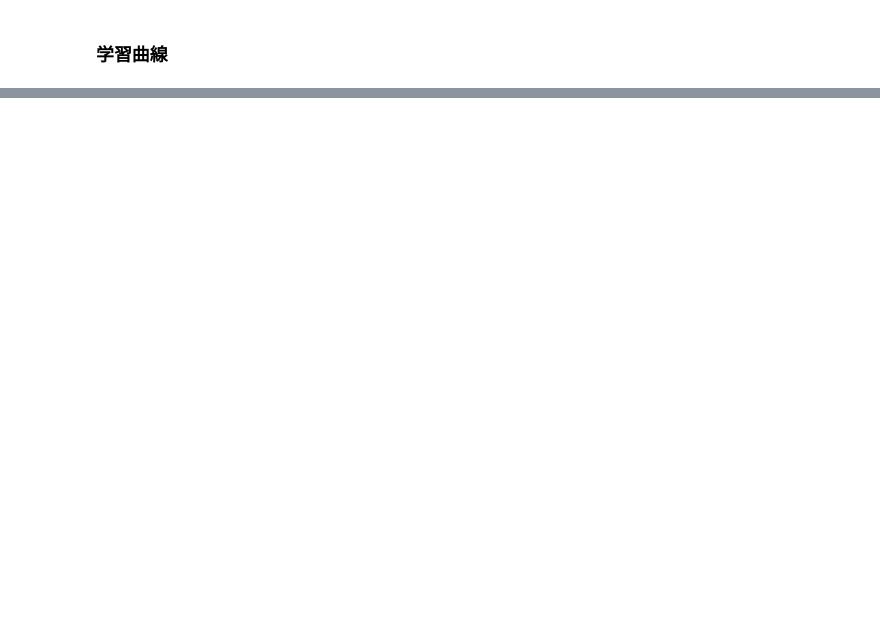
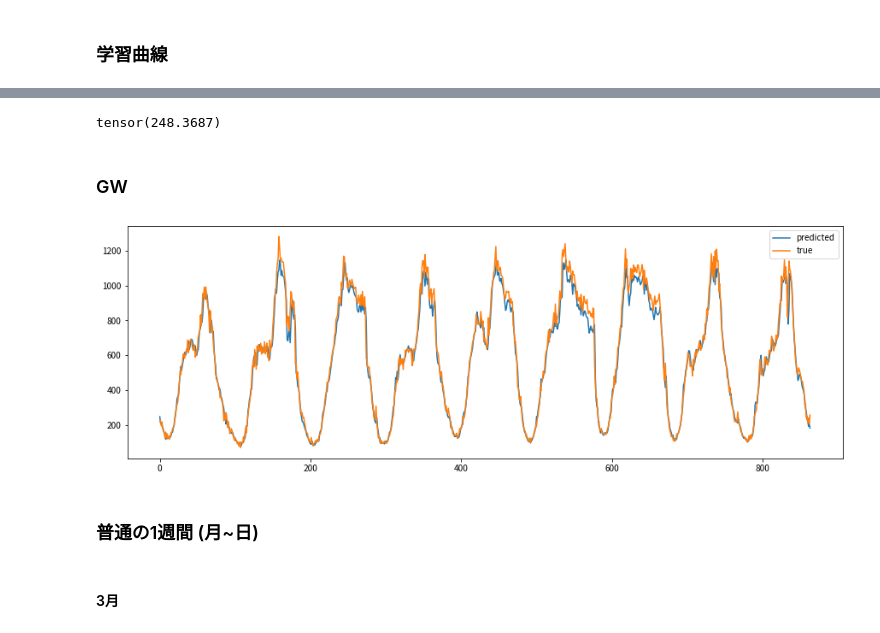
Before and after one commit to mitk23/traffic-search, a Jupyter notebook: src/experiment_emb_conv2d_lstm.ipynb, the cells around one changed output, grey strips where cells are left out. Saved outputs shown, nothing was run; the diff lists cells and outputs as text; code cells hidden in the pictures; blank space fills up the shorter version.

```diff
--- a/src/experiment_emb_conv2d_lstm.ipynb
+++ b/src/experiment_emb_conv2d_lstm.ipynb
@@ -608,0 +733,46 @@ for epoch in range(n_epochs):
+# %%
+def predict(model, dataset, device=device):
+    model.eval()
+
+    with torch.no_grad():
+        data, _ = dataset[:]
+        if isinstance(data, (list, tuple)):
+            data = map(lambda x: x.to(device=device), data)
+        else:
+            data = data.to(device=device)
+        out = model(data).detach().cpu()
+
+    return out
+# %%
+p_gen = pred_data_generator(X_va, y_va, time_step=time_step, prediction_horizon=prediction_horizon)
+zero_date = '2022/3/1'
+# %%
+y_va.mean()
+# %% [output]
+tensor(248.3687)
+# %% [markdown]
+### GW
+# %%
+pred_start_date = '2022/4/29'
+pred_window = 9 * 24 * (60 // 15)
+
+X_in, y_in, y_true = p_gen(zero_date, pred_start_date, pred_window, sec_id=[27])
+dataset_test = STDataset(X_in, y_in,
+                         time_step=time_step,
+                         prediction_horizon=prediction_horizon,
+                         space_window=space_window,
+                         static_col=static_col)
+# %%
+out = predict(model, dataset_test)
+# %%
+plt.figure(figsize=(15,5))
+plt.plot(range(len(out)), out, label='predicted')
+plt.plot(range(len(y_true)), y_true, label='true')
+plt.legend()
+plt.show()
+# %% [output]
+[figure, added]
+# %% [markdown]
+### 普通の1週間 (月~日)
+# %% [markdown]
+#### 3月
```
Also changed, not shown: parts of 38 cells of this notebook, 48 other files.
